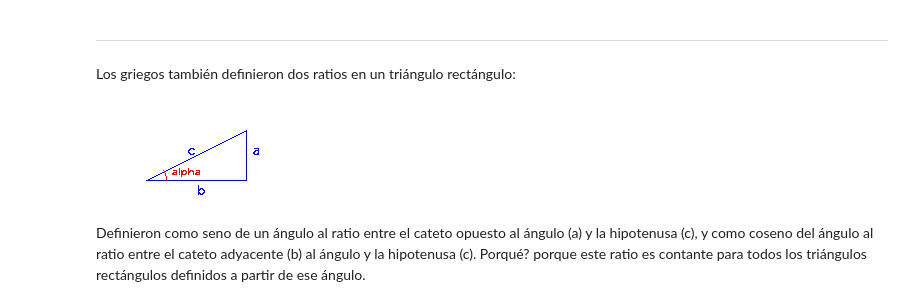
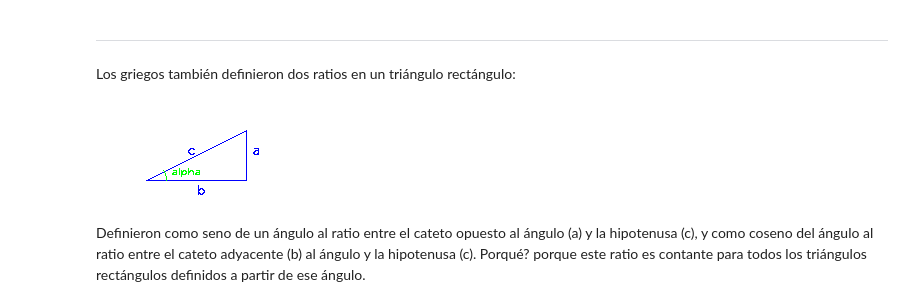
Before and after one commit to josemiguelpulido/general-relativity, a Jupyter notebook: CurvaturaTierra.ipynb, the cells around one changed output. Cells and saved outputs as stored; diff of their text form; code cells hidden in the pictures.

```diff
--- a/CurvaturaTierra.ipynb
+++ b/CurvaturaTierra.ipynb
@@ -160,26 +161,26 @@ Los griegos también definieron dos ratios en un triángulo rectángulo:
 # %%
 #@title  { display-mode: "form" }
 img = np.zeros((100, 300, 3), dtype="uint8")
 img[:] = (255,255,255)
 font=cv2.FONT_HERSHEY_PLAIN
 
 def draw_triangle(x: int, y: int, a: int, b: int):
   pts = np.array([[x, y], [x+b, y], [x+b, y-a]], np.int32)
   # Creating a blue triangle
   cv2.polylines(img, [pts], True, (255,0,0), 1)
   cv2.putText(img,"b", (x+int(b/2),y+15), font, 1, (255,0,0), 1, cv2.LINE_4)
   cv2.putText(img,"a", (x+b+5,(y-a) + int(a/2)), font, 1, (255,0,0), 1, cv2.LINE_4)
   cv2.putText(img,"c", (x+int(b/2)-10,y-int(a/2)), font, 1, (255,0,0), 1, cv2.LINE_4)
 
   import math
   angle = math.asin(a/math.sqrt(a*+2 + b**2)) * 180 / np.pi
-  cv2.ellipse(img, (x,y), (int(b/5),int(b/5)), 0, 0, -angle, (0,0,255), (1))
-  cv2.putText(img,"alpha", (x+25,y-5), font, 0.7, (0,0,255), 1, cv2.LINE_4)
+  cv2.ellipse(img, (x,y), (int(b/5),int(b/5)), 0, 0, -angle, (0,255,0), (1))
+  cv2.putText(img,"alpha", (x+25,y-5), font, 0.7, (0,255,0), 1, cv2.LINE_4)
 
 draw_triangle(50,75,50,100)
 cv2_imshow(img)
 # %% [output]
-[figure, old version]
+[figure, new version]
 # %% [markdown]
 Definieron como seno de un ángulo al ratio entre el cateto opuesto al ángulo (a) y la hipotenusa (c), y como coseno del ángulo al ratio entre el cateto adyacente (b) al ángulo y la hipotenusa (c). Porqué? porque este ratio es contante para todos los triángulos rectángulos definidos a partir de ese ángulo.
 # %%
```
Also changed, not shown: parts of 7 cells of this notebook.
